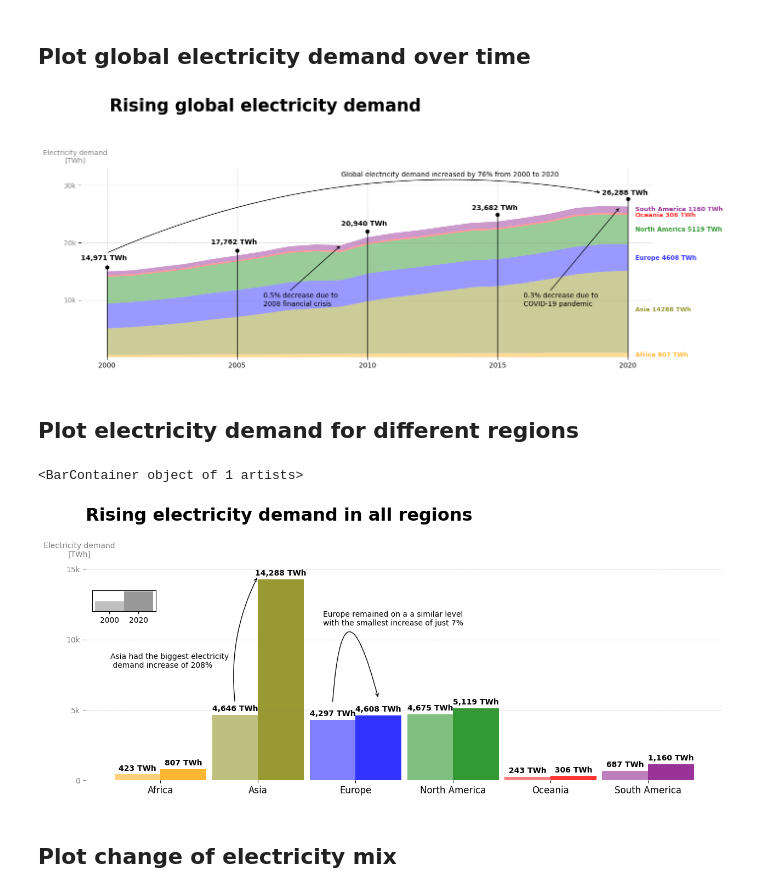
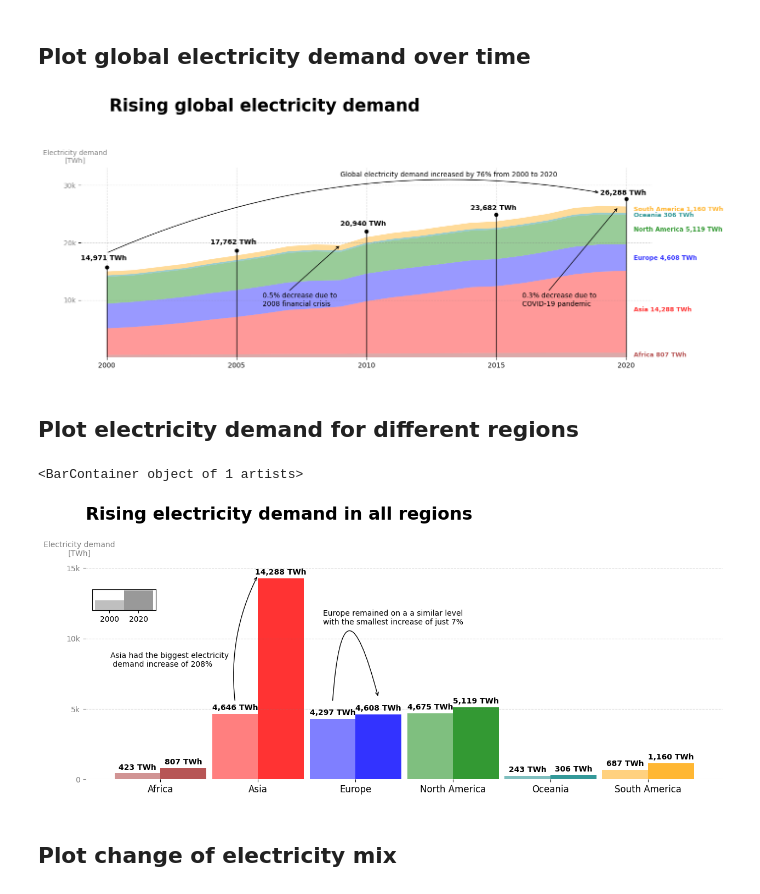
Before and after one commit to Davee02/HSLU, a Jupyter notebook: sem3/dviz/final-project/final_article/charts.ipynb, the cells around one changed output. Cells and saved outputs as stored; diff of their text form; code cells hidden in the pictures.

```diff
--- a/sem3/dviz/final-project/final_article/charts.ipynb
+++ b/sem3/dviz/final-project/final_article/charts.ipynb
@@ -15,10 +15,10 @@ region_colors = {
     'Africa': 'brown',
     'Asia': 'red',
     'Europe': 'blue',
-    'North America': 'purple',
+    'North America': 'green',
     'Oceania': 'teal',
     'South America': 'orange',
-} # https://chat.openai.com/c/56763276-765f-4fc0-acb1-4a67548b821e
+}
 # %%
 technology_color_dict = {
     "Solar": "orange",
@@ -260,7 +260,7 @@ def add_annotations_country(region, value_placement, amount, color):
         amount (float): The amount that will be displayed in the annotation.
         color (str): The color of the annotation text.
     """
-    ax.text(2020.3, value_placement, f'{region} {amount:.0f} TWh', fontsize=9, color=color, fontweight='bold', alpha=0.8)
+    ax.text(2020.3, value_placement, f'{region} {amount:,.0f} TWh', fontsize=9, color=color, fontweight='bold', alpha=0.8)
 
 
 # We manually define the labels, values and position that will be displayed on the right of the graph
@@ -306,34 +306,34 @@ def add_annotations_year(year):
             marker='o', # Style of the point
             markersize=5, # Size of the point
             color='black') # Color
 
 # Add the line and the values for each of the following years
 for year in x_ticks:
     add_annotations_year(year)
 
 ## Add arrow from 2000 to 2020
 ax.annotate("", xytext=(2000, 18200), xy=(2019, 28700),
             arrowprops=dict(arrowstyle="->", connectionstyle="arc3,rad=-0.15"))
 
 relative_increase = ((last_year_demand_data.sum() / first_year_demand_data.sum()) - 1) * 100
 annotext = ax.text(x=2009, y=31500, s=f"Global electricity demand increased by {relative_increase:.0f}% from {from_year} to {to_year}",
                    color="black", fontsize=10)
 
 ## Add arrow for 2008 financial crisis
 ax.annotate("", xytext=(2007, 11500), xy=(2009, 19600),
             arrowprops=dict(arrowstyle="->"))
 annotext = ax.text(x=2006, y=9000, s="0.5% decrease due to\n2008 financial crisis",
                    color="black", fontsize=10)
 
 ## Add arrow for 2020 covid pandemic
 ax.annotate("", xytext=(2017, 11500), xy=(2019.7, 26200),
             arrowprops=dict(arrowstyle="->"))
 annotext = ax.text(x=2016, y=9000, s="0.3% decrease due to\nCOVID-19 pandemic",
                    color="black", fontsize=10)
 
 ax.grid(True, color="grey", alpha=0.3, linestyle="--")
 # %% [output]
-[figure, old version]
+[figure, new version]
 # %% [markdown]
 ## Plot electricity demand for different regions
 # %%
@@ -412,7 +412,7 @@ axin.bar(x=[0], height=[1], color="gray", alpha=0.5)
 axin.bar(x=[0.8], height=[2], color="gray", alpha=0.8)
 # %% [output]
 <BarContainer object of 1 artists>
-[figure, old version]
+[figure, new version]
 # %% [markdown]
 ## Plot change of electricity mix
 # %%
```
Also changed, not shown: parts of 2 cells of this notebook, 5 other files.
